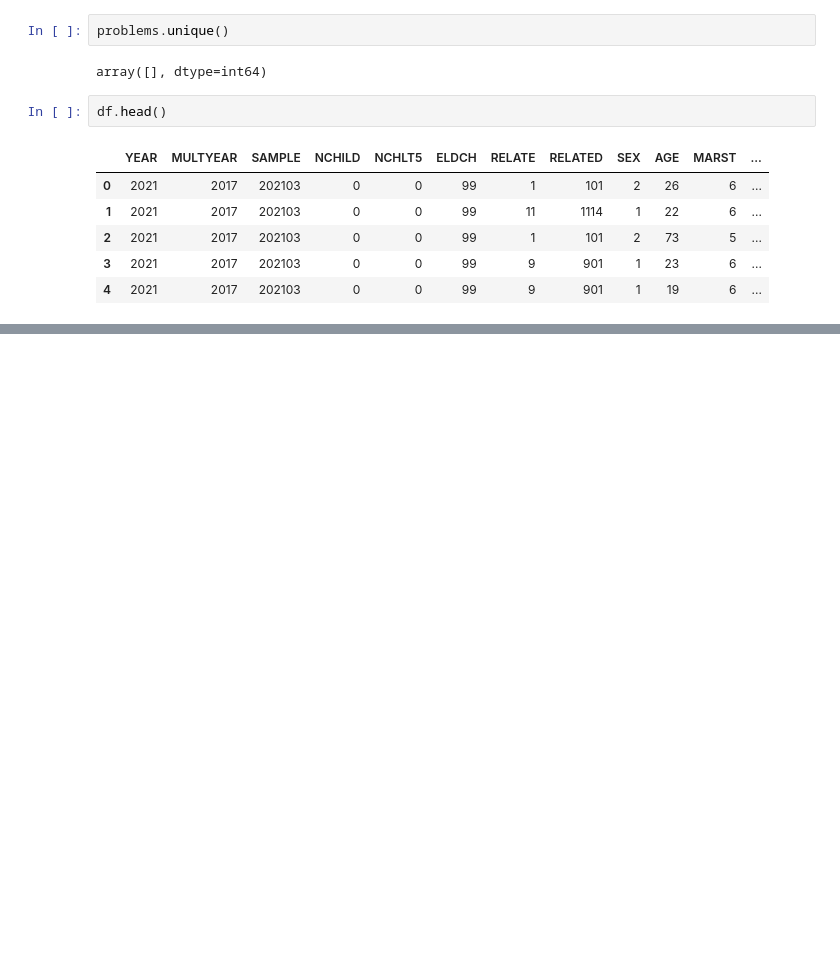
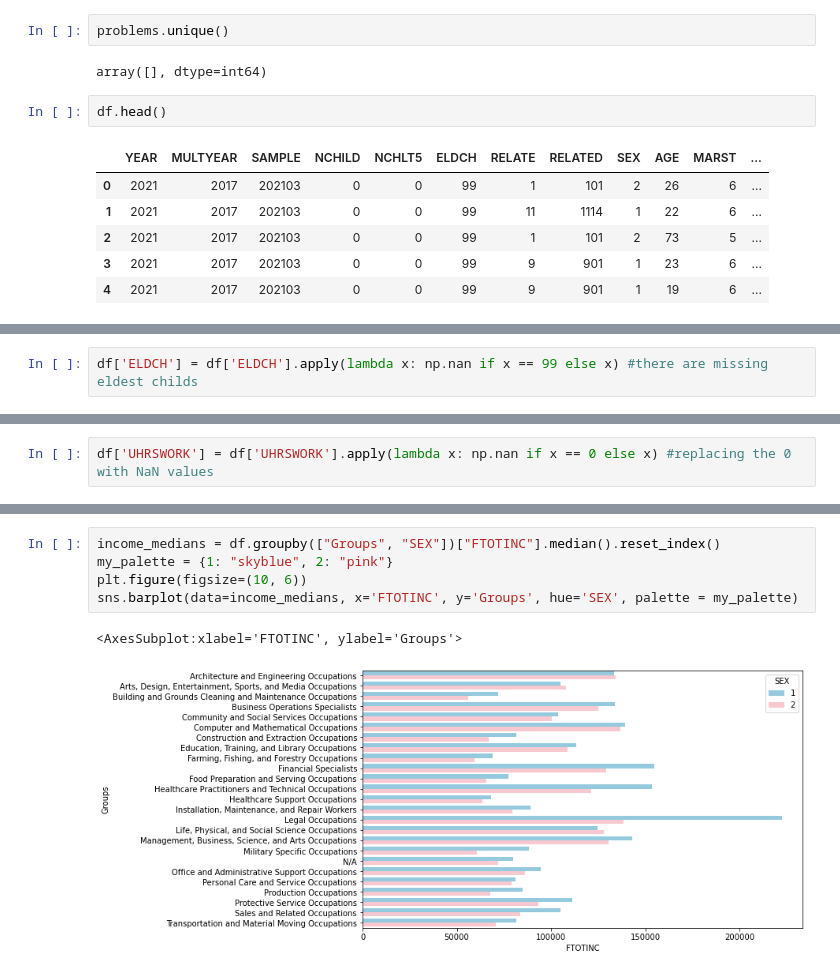
Before and after one commit to zoeludena/dsc106, a Jupyter notebook: Project 3.ipynb, the cells around one changed output, grey strips where cells are left out. Cells and saved outputs as stored; diff of their text form; blank space fills up the shorter version.

Commit message:
Added some EDA
See the different medians and counts for income for each group... we might need proportions.

```diff
--- a/Project 3.ipynb
+++ b/Project 3.ipynb
@@ -153,0 +138,2 @@ df.groupby("Groups").count()
+# %%
+df['ELDCH'] = df['ELDCH'].apply(lambda x: np.nan if x == 99 else x) #there are missing eldest childs
@@ -153,0 +183,2 @@ df.groupby("Groups").count()
+# %%
+df['UHRSWORK'] = df['UHRSWORK'].apply(lambda x: np.nan if x == 0 else x) #replacing the 0 with NaN values
@@ -153,0 +213,8 @@ df.groupby("Groups").count()
+# %%
+income_medians = df.groupby(["Groups", "SEX"])["FTOTINC"].median().reset_index()
+my_palette = {1: "skyblue", 2: "pink"}
+plt.figure(figsize=(10, 6))
+sns.barplot(data=income_medians, x='FTOTINC', y='Groups', hue='SEX', palette = my_palette)
+# %% [output]
+<AxesSubplot:xlabel='FTOTINC', ylabel='Groups'>
+[figure, added]
```
Also changed, not shown: parts of 25 cells of this notebook.
